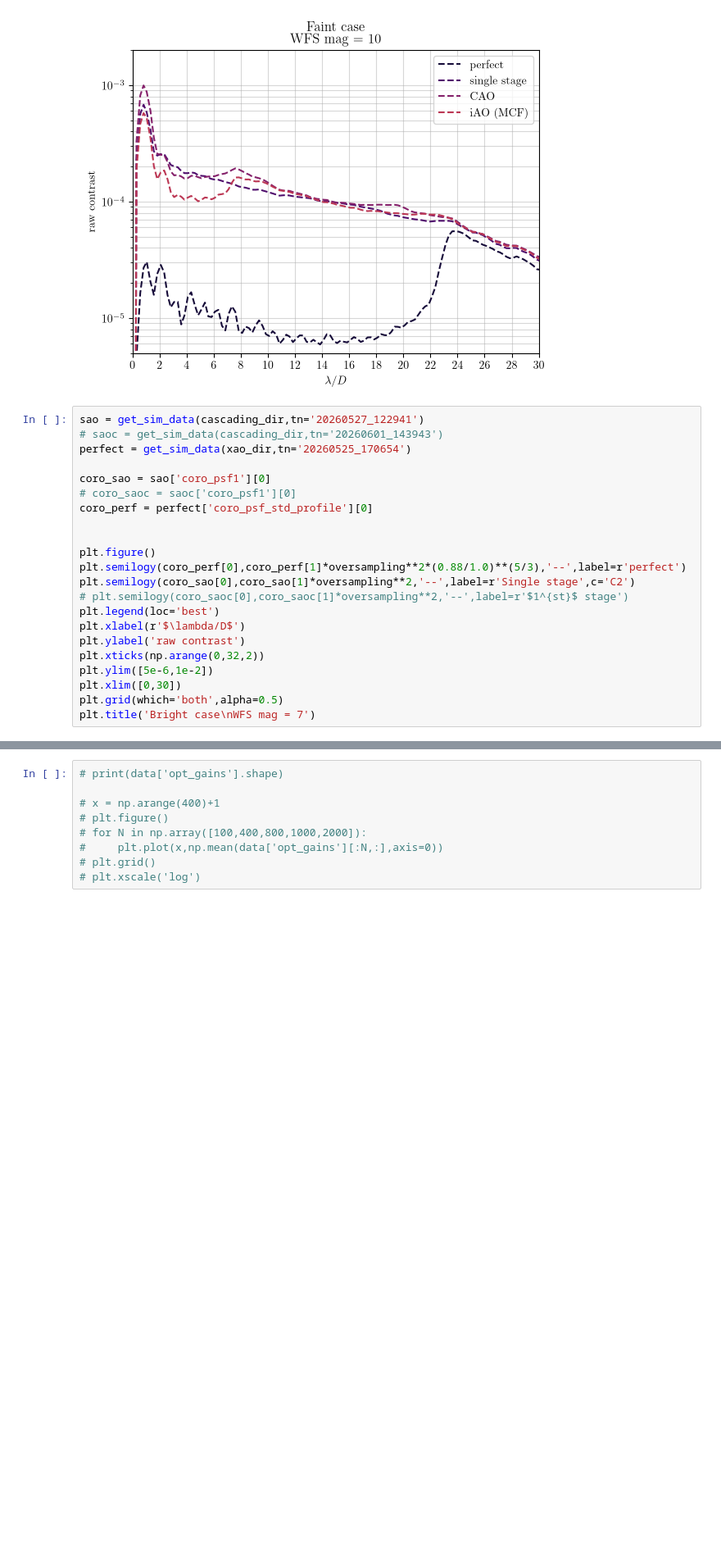
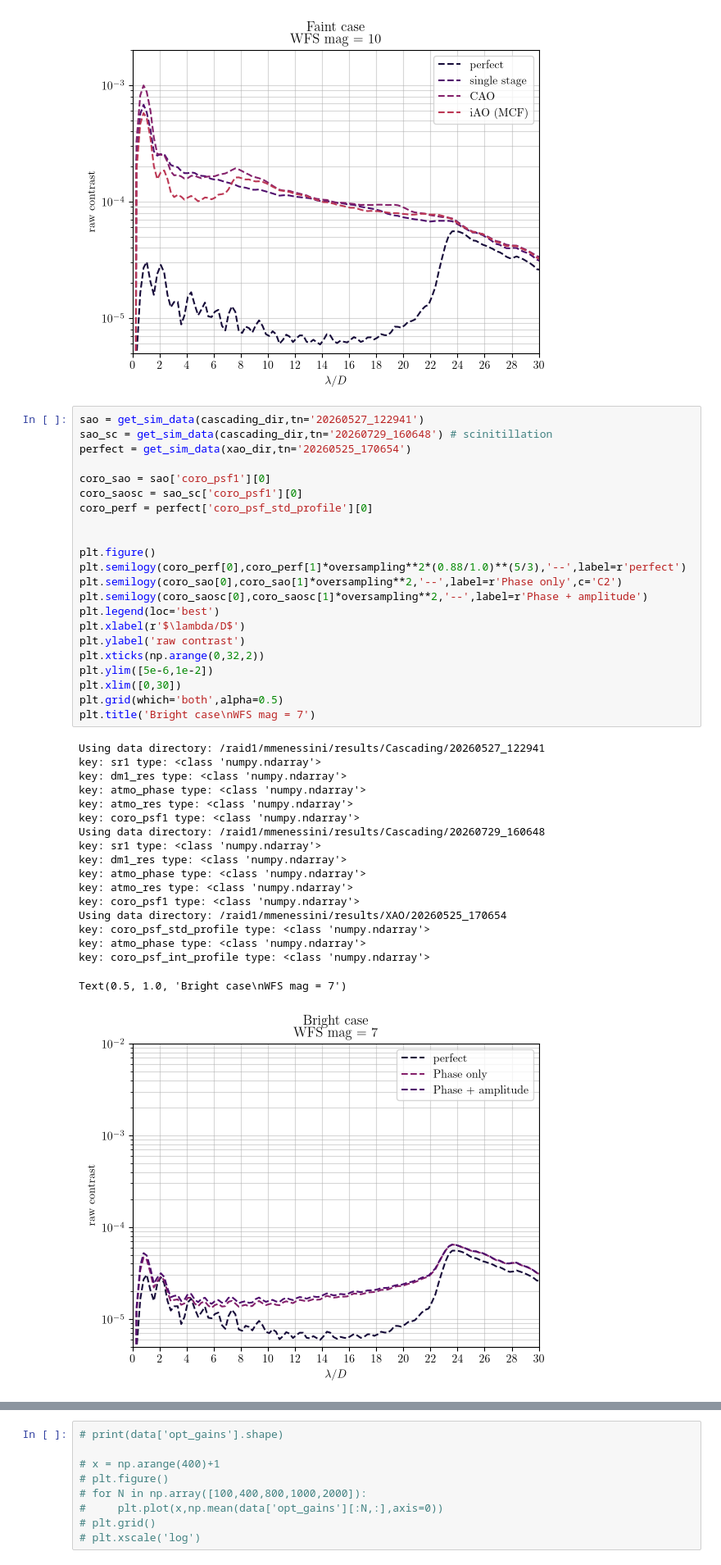
Before and after one commit to Menessao/SPECULA, a Jupyter notebook: config/SensorFusion/paperPlots.ipynb, the cells around one changed output, grey strips where cells are left out. Shown at 82% size. Drawn from its saved outputs; the diff is of its cells as text; blank space fills up the shorter version.

```diff
--- a/config/SensorFusion/paperPlots.ipynb
+++ b/config/SensorFusion/paperPlots.ipynb
@@ -464,26 +438,45 @@ Text(0.5, 1.0, 'Faint case\nWFS mag = 10')
 [figure]
 # %%
 sao = get_sim_data(cascading_dir,tn='20260527_122941')
-# saoc = get_sim_data(cascading_dir,tn='20260601_143943')
+sao_sc = get_sim_data(cascading_dir,tn='20260729_160648') # scinitillation
 perfect = get_sim_data(xao_dir,tn='20260525_170654')
 
 coro_sao = sao['coro_psf1'][0]
-# coro_saoc = saoc['coro_psf1'][0]
+coro_saosc = sao_sc['coro_psf1'][0]
 coro_perf = perfect['coro_psf_std_profile'][0]
 
 
 plt.figure()
 plt.semilogy(coro_perf[0],coro_perf[1]*oversampling**2*(0.88/1.0)**(5/3),'--',label=r'perfect')
-plt.semilogy(coro_sao[0],coro_sao[1]*oversampling**2,'--',label=r'Single stage',c='C2')
-# plt.semilogy(coro_saoc[0],coro_saoc[1]*oversampling**2,'--',label=r'$1^{st}$ stage')
+plt.semilogy(coro_sao[0],coro_sao[1]*oversampling**2,'--',label=r'Phase only',c='C2')
+plt.semilogy(coro_saosc[0],coro_saosc[1]*oversampling**2,'--',label=r'Phase + amplitude')
 plt.legend(loc='best')
 plt.xlabel(r'$\lambda/D$')
 plt.ylabel('raw contrast')
 plt.xticks(np.arange(0,32,2))
 plt.ylim([5e-6,1e-2])
 plt.xlim([0,30])
 plt.grid(which='both',alpha=0.5)
 plt.title('Bright case\nWFS mag = 7')
+# %% [output]
+Using data directory: /raid1/mmenessini/results/Cascading/20260527_122941
+key: sr1 type: <class 'numpy.ndarray'>
+key: dm1_res type: <class 'numpy.ndarray'>
+key: atmo_phase type: <class 'numpy.ndarray'>
+key: atmo_res type: <class 'numpy.ndarray'>
+key: coro_psf1 type: <class 'numpy.ndarray'>
+Using data directory: /raid1/mmenessini/results/Cascading/20260729_160648
+key: sr1 type: <class 'numpy.ndarray'>
+key: dm1_res type: <class 'numpy.ndarray'>
+key: atmo_phase type: <class 'numpy.ndarray'>
+key: atmo_res type: <class 'numpy.ndarray'>
+key: coro_psf1 type: <class 'numpy.ndarray'>
+Using data directory: /raid1/mmenessini/results/XAO/20260525_170654
+key: coro_psf_std_profile type: <class 'numpy.ndarray'>
+key: atmo_phase type: <class 'numpy.ndarray'>
+key: coro_psf_int_profile type: <class 'numpy.ndarray'>
+Text(0.5, 1.0, 'Bright case\nWFS mag = 7')
+[figure, added]
 # %%
 ekavis = get_sim_data(ekarus_dir,tn='20260622_091044') #,tn='20260621_105807')
 ekavisnir = get_sim_data(ekarus_dir,tn='20260622_085405') #,tn='20260620_154128')
```
Also changed, not shown: parts of 3 cells of this notebook.
